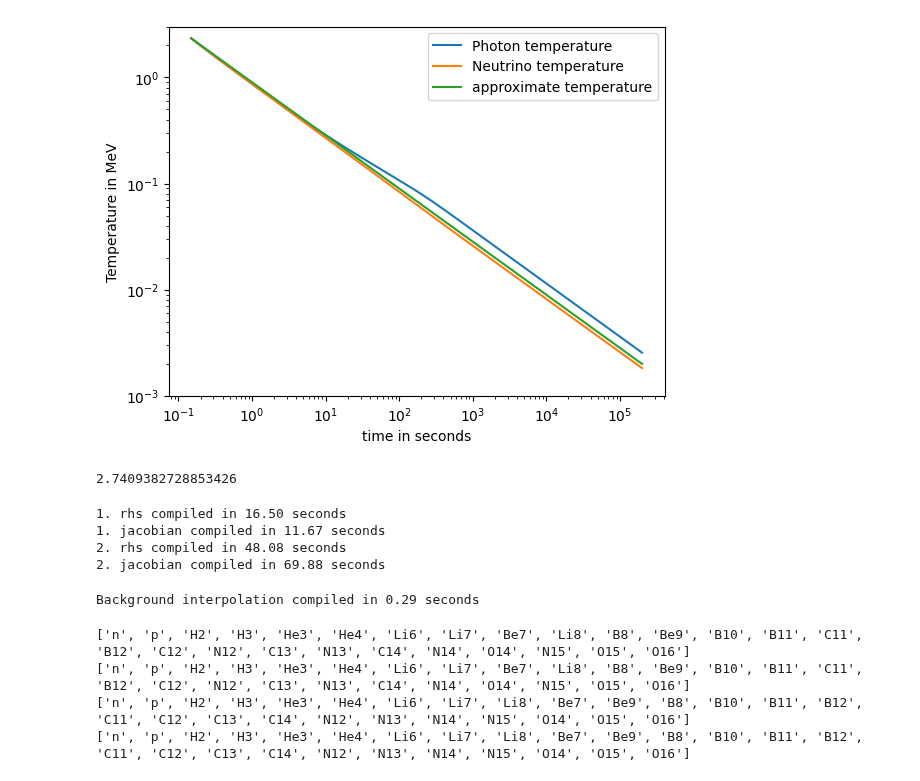
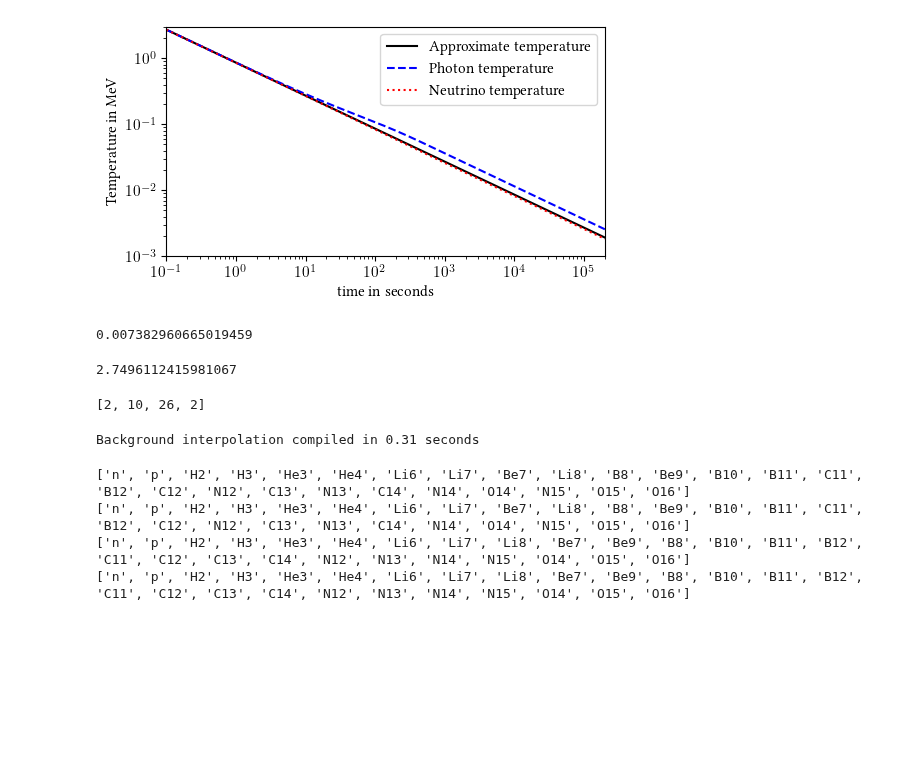
Before and after one commit to hansbdein/Speciale, a Jupyter notebook: CacheBackground.ipynb, the cells around one changed output. Cells and saved outputs as stored; diff of their text form; code cells hidden in the pictures; blank space fills up the shorter version.

```diff
--- a/CacheBackground.ipynb
+++ b/CacheBackground.ipynb
@@ -105,9 +117,9 @@ def P_gamma(T):     #photon pressure
 
 ### Initial conditions ###
 
-T_ini=27/TMeV2T9                     #initial temperature in MeV
+T_ini=10                     #initial temperature in MeV
 
-t_ini=1.226*10**21/T_ini**2 #initial time in hbar/MeV
+t_ini=3/(2*np.sqrt(43/5*G*np.pi**3))/T_ini**2 #initial time in hbar/MeV
 
 
 z_ini=e_mass/T_ini
@@ -137,21 +149,19 @@ def rho_nu(a): #neutrina energy density
     return rho_nu_ini/a**4
 
 def n_b(a):
-    return n_b_ini/a**3
+    return #n_b_ini/a**3
 
 def rho_b(a):
     return rho_b_ini/a**3
 
-def P_b(T,a):
-    return T*eta_ini*n_gamma_ini/a**3
+
 
 #def P_b(T,h):
 #    return h*T**4*2/3*
 
 #Phie_ini=np.pi**2/2*con.Avogadro*h_ini/z_ini**3*1/sum([(-1)**(n+1)*n*L(n*z_ini) for n in range(1,20)])
 
-def drho_b(T,a):
-    return 1.5*rho_b(a)/M_u
+
 
 
 ### Solving the background ###
@@ -167,7 +177,7 @@ def H(T,a):   #Hubble parameter as given by Friedmann eq, ignoring cosmological
 
 #Derivative from Kavano D.18
 def dTdt(t,T,a):
-    return -3*H(T,a)/((drho_e(T)+drho_gamma(T)+drho_b(T,a))/(rho_set(T,a) + P_e(T)+P_gamma(T)+P_b(T,a)))
+    return -3*H(T,a)/((drho_e(T)+drho_gamma(T))/(rho_set(T,a) + P_e(T)+P_gamma(T)))
 
 #Derivative from Kavano D.19
 def dhdt(t,T,h,a):
@@ -187,19 +197,26 @@ def dbackground(t,y):   #solve h and T, y[0] = T, y[1] = a
     return [dTdt(t,*y),dadt(t,*y)]
 
 # Solving it
-sol = integrate.solve_ivp(dbackground, t_range, [T_ini,1],method='Radau',atol=1e-80,rtol=1e-6,t_eval=np.geomspace(*t_range,10000))#,t_eval=t_space)
+sol = integrate.solve_ivp(dbackground, t_range, [T_ini,1],method='Radau',atol=1e-80,rtol=1e-8,t_eval=np.geomspace(*t_range,10000))#,t_eval=t_space)
 
-plt.figure()
+fig, axes = plt.subplots(1, 1, figsize=(width, 3))
+
+fig.subplots_adjust(wspace=0.2, hspace=0.05, left=0.125, right=0.985, bottom=0.185, top=0.95)
+
 # Plot the Temperature
-plt.plot(sol.t/timeunit, sol.y[0], label='Photon temperature')
+
 
 # Test with completely radiation dominated universe
 t_space=sol.t
-T_approx=np.sqrt(1.226*10**21/t_space)
+T_approx=np.sqrt(3/(2*np.sqrt(43/5*G*np.pi**3))/t_space)
+plt.plot(t_space/timeunit, T_approx,'k', label='Approximate temperature')
+
+
 #T_approx=1/np.sqrt(t_space/timeunit)/10.4*TMeV2T9
-plt.plot(t_space/timeunit, T_ini/sol.y[1], label='Neutrino temperature')
+plt.plot(sol.t/timeunit, sol.y[0],'b--', label='Photon temperature')
+plt.plot(t_space/timeunit, T_ini/sol.y[1],'r:', label='Neutrino temperature')
 
-plt.plot(t_space/timeunit, T_approx, label='approximate temperature')
+
 #plot the scale factor
 #plt.plot(sol.t/timeunit, sol.y[2]/1e3, label='scale factor')
 
@@ -209,62 +226,66 @@ plt.ylabel('Temperature in MeV')
 
 plt.xscale('log')
 plt.yscale('log')
 
-# plt.xlim((0.1, 2e5))
+plt.xlim((0.1, 2e5))
 plt.ylim((1e-3,3))
 
 plt.legend()
 plt.show()
 
 #plt.figure
 
 Tsqr=sol.y[0]**-2
 asqrt=sol.y[1]**2
 
 n_bparams=2
 
 solt=sol.t
 
 @njit
 def T_cache(t):   #solve h and T, y[0] = T, y[1] = a
     return 1/np.sqrt(np.interp(t,solt,Tsqr))
     #return -np.interp(t,sol.t,-sol.y[0])
     #return -interp1d(sol.t,-sol.y[0], kind='linear', copy=True, bounds_error=True, assume_sorted=True)(t)
 
 @njit
 def a_cache(t):
     return np.sqrt(np.interp(t,solt,asqrt))
     #return np.interp(t,sol.t,sol.y[1])
     #return interp1d(sol.t,sol.y[1], kind='linear', copy=True, bounds_error=True, assume_sorted=True)(t)
+
+#fig.savefig('TeX/figures/Temperature.pdf')
 # %% [output]
-[figure, old version]
+[figure, new version]
+# %%
+t_ini/timeunit
+# %% [output]
+0.007382960665019459
 # %%
 (1+(rho_e(T_ini)+P_e(T_ini))/(rho_gamma(T_ini)+P_gamma(T_ini)))
 # %% [output]
-2.7409382728853426
+2.7496112415981067
 # %%
 #import networks
 
 #section for AoT compilation of network
 #import H2_AoT_net as bbn_H2
 #import He4_AoT_net as bbn_He4
-'''
-import AoT_net as bbn_n
+
+import np_AoT_net as bbn_np
+import AoT_net as bbn_Li
 import full_AoT_net as bbn_full
 
-#Jit compilation
-import full_size_net as bbn_full
-
-networks=[bbn_n,bbn_full]
+networks=[bbn_np,bbn_Li,bbn_full]
 #number of nuclei in network, nNucs[-1]=2 to since initial condition sets n and p
 nNucs=[net.nnuc() for net in networks]+[2]
 '''
 
 #Jit compilation
-import bbn_test_integrate as bbn_n
+import bbn_test_integrate as bbn_Li
 #import full_size_net as bbn_full
 import Newrate_net as bbn_full
-networks=[bbn_n,bbn_full]
+networks=[bbn_Li,bbn_full]
 nNucs=[net.nnuc for net in networks]+[2]
 
 
@@ -276,15 +297,16 @@ for i in range(len(networks)):
     prev_time=time.time()
     networks[i].jacobian(float(1000), np.ones(nNucs[i]),0.00001, float(1e7))
     print(str(i+1)+f'. jacobian compiled in {time.time()-prev_time:.2f} seconds')
+'''
 
-
+tLi=3/(2*np.sqrt(43/5*G*np.pi**3))/(20/TMeV2T9 )**2
+tfull=3/(2*np.sqrt(43/5*G*np.pi**3))/(2/TMeV2T9 )**2
 #times for switching between networks
-t_start=[t_ini,timeunit,1e5*timeunit]
+t_start=[t_ini,tLi,tfull,1e5*timeunit]
-# %% [output]
-1. rhs compiled in 16.50 seconds
-1. jacobian compiled in 11.67 seconds
-2. rhs compiled in 48.08 seconds
-2. jacobian compiled in 69.88 seconds
+# %%
+nNucs
+# %% [output]
+[2, 10, 26, 2]
 # %%
 prev_time=time.time()
 T_cache(1.1)
@@ -292,7 +314,7 @@ T_cache(1.1)
 a_cache(1.1)
 print(f'Background interpolation compiled in {time.time()-prev_time:.2f} seconds')
 # %% [output]
-Background interpolation compiled in 0.29 seconds
+Background interpolation compiled in 0.31 seconds
 # %%
 #Setup isotopes based on Alterbbn
 Y_labels=['n','p','H2','H3','He3','He4','Li6','Li7','Li8','Be7','Be9','B8','B10','B11','B12','C11','C12','C13','C14','N12','N13','N14','N15','O14','O15','O16']
```
Also changed, not shown: parts of 33 cells of this notebook, 24 other files.
